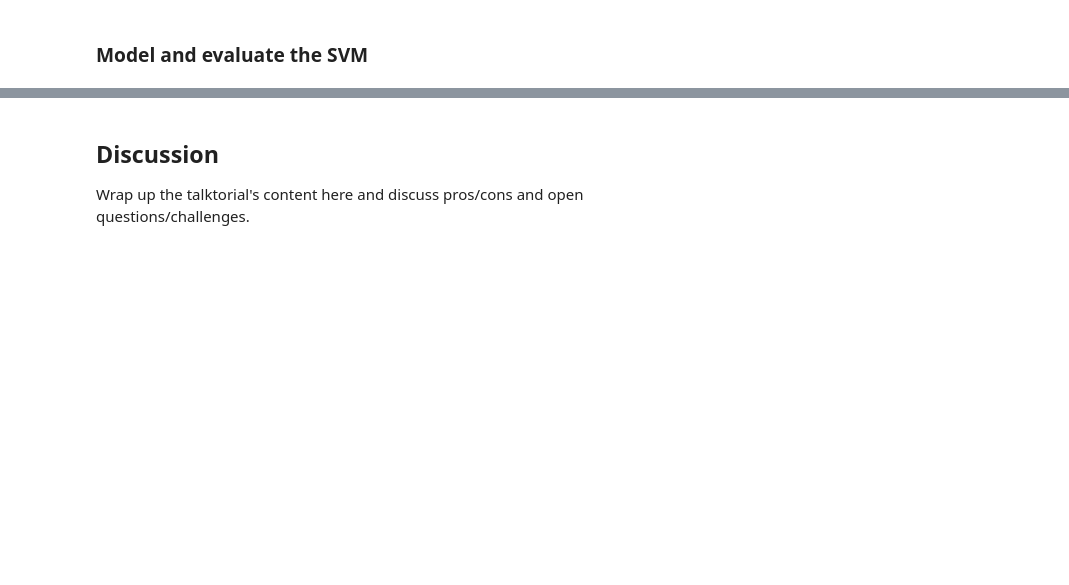
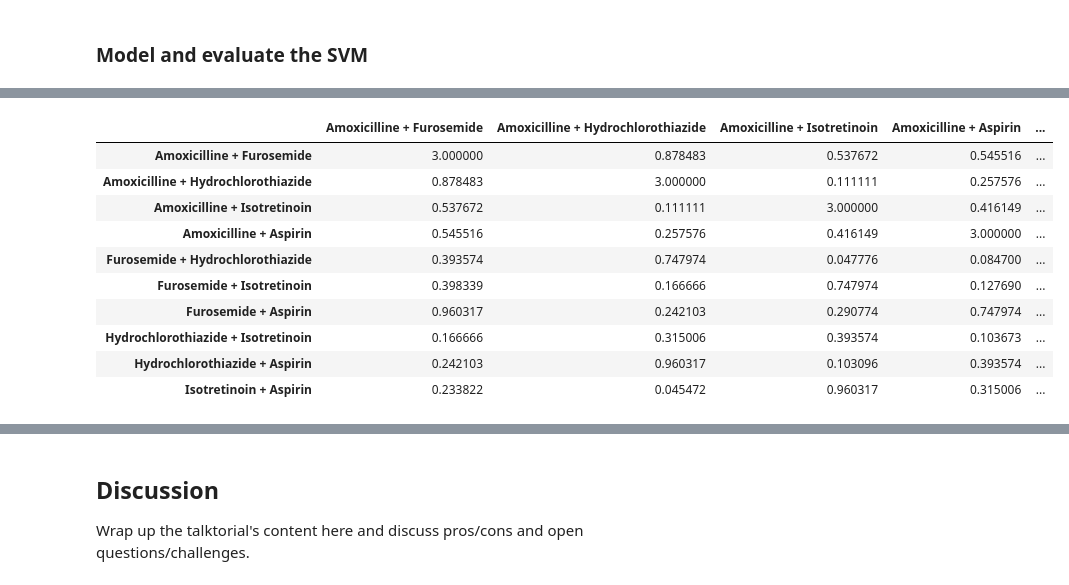
Before and after one commit to volkamerlab/CADDSeminar_2023, a Jupyter notebook: notebooks/04_SVM_DDI_prediction/T4_SVM_DDI_prediction.ipynb, the cells around one changed output, grey strips where cells are left out. Cells and saved outputs as stored; diff of their text form; code cells hidden in the pictures; blank space fills up the shorter version.

```diff
--- a/notebooks/04_SVM_DDI_prediction/T4_SVM_DDI_prediction.ipynb
+++ b/notebooks/04_SVM_DDI_prediction/T4_SVM_DDI_prediction.ipynb
@@ -612,0 +660,14 @@ ValueError: could not convert string to float: 'Amoxicilline'
+# %%
+combined_similarity_matrix
+# %% [output]
+|  | Amoxicilline + Furosemide | Amoxicilline + Hydrochlorothiazide | Amoxicilline + Isotretinoin | Amoxicilline + Aspirin | ... |
+| Amoxicilline + Furosemide | 3.000000 | 0.878483 | 0.537672 | 0.545516 | ... |
+| Amoxicilline + Hydrochlorothiazide | 0.878483 | 3.000000 | 0.111111 | 0.257576 | ... |
+| Amoxicilline + Isotretinoin | 0.537672 | 0.111111 | 3.000000 | 0.416149 | ... |
+| Amoxicilline + Aspirin | 0.545516 | 0.257576 | 0.416149 | 3.000000 | ... |
+| Furosemide + Hydrochlorothiazide | 0.393574 | 0.747974 | 0.047776 | 0.084700 | ... |
+| Furosemide + Isotretinoin | 0.398339 | 0.166666 | 0.747974 | 0.127690 | ... |
+| Furosemide + Aspirin | 0.960317 | 0.242103 | 0.290774 | 0.747974 | ... |
+| Hydrochlorothiazide + Isotretinoin | 0.166666 | 0.315006 | 0.393574 | 0.103673 | ... |
+| Hydrochlorothiazide + Aspirin | 0.242103 | 0.960317 | 0.103096 | 0.393574 | ... |
+| Isotretinoin + Aspirin | 0.233822 | 0.045472 | 0.960317 | 0.315006 | ... |
```
Also changed, not shown: parts of 68 cells of this notebook, 2 other files.
